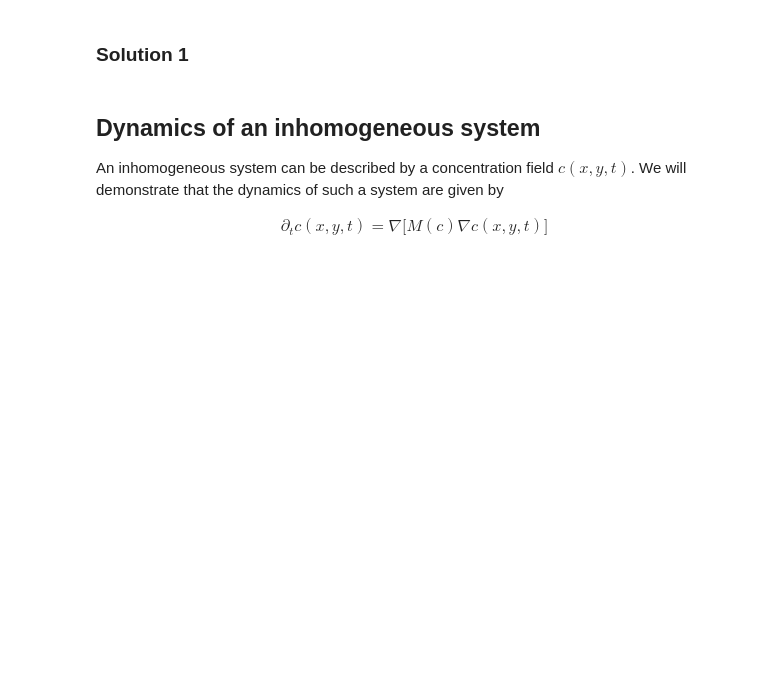
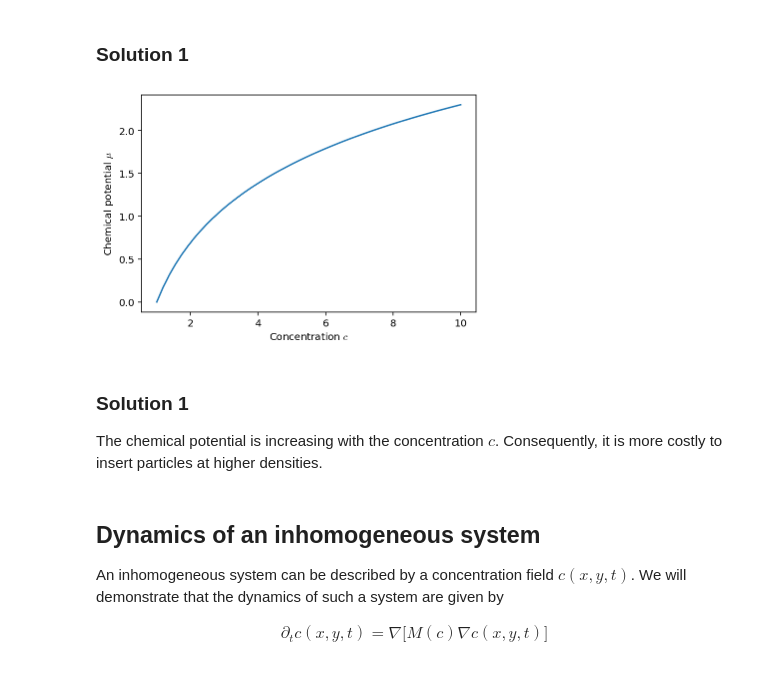
Before and after one commit to zwicker-group/tutorial-pattern-formation-in-cells, a Jupyter notebook: 04_physics-of-diffusion.ipynb, the cells around one changed output. Cells and saved outputs as stored; diff of their text form; code cells hidden in the pictures; blank space fills up the shorter version.

```diff
--- a/04_physics-of-diffusion.ipynb
+++ b/04_physics-of-diffusion.ipynb
@@ -36,10 +36,15 @@ Plot the chemical potential $\mu$ as a function of $c$. Can you interpret the qu
 # %% [markdown]
 ### Solution 1
 # %%
-cs = np.linspace(1, 10)
-plt.plot(cs, %% BLANK %%)
+c = np.linspace(1, 10)
+plt.plot(c, np.log(c))
 plt.xlabel('Concentration $c$')
 plt.ylabel(r'Chemical potential $\mu$');
+# %% [output]
+[figure, added]
+# %% [markdown]
+### Solution 1
+The chemical potential is increasing with the concentration $c$. Consequently, it is more costly to insert particles at higher densities.
 # %% [markdown]
 ## Dynamics of an inhomogeneous system
 An inhomogeneous system can be described by a concentration field $c(x, y, t)$. We will demonstrate that the dynamics of such a system are given by
```
Also changed, not shown: parts of 32 cells of this notebook.
